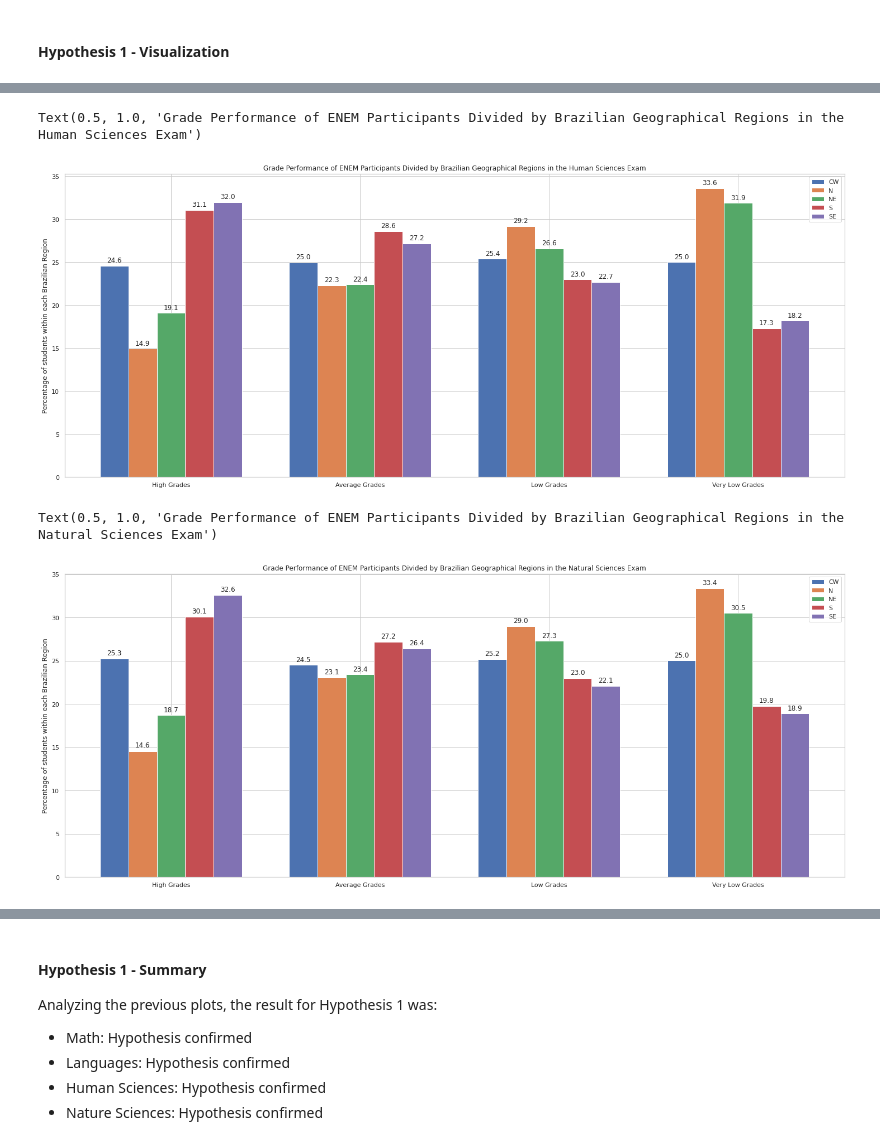
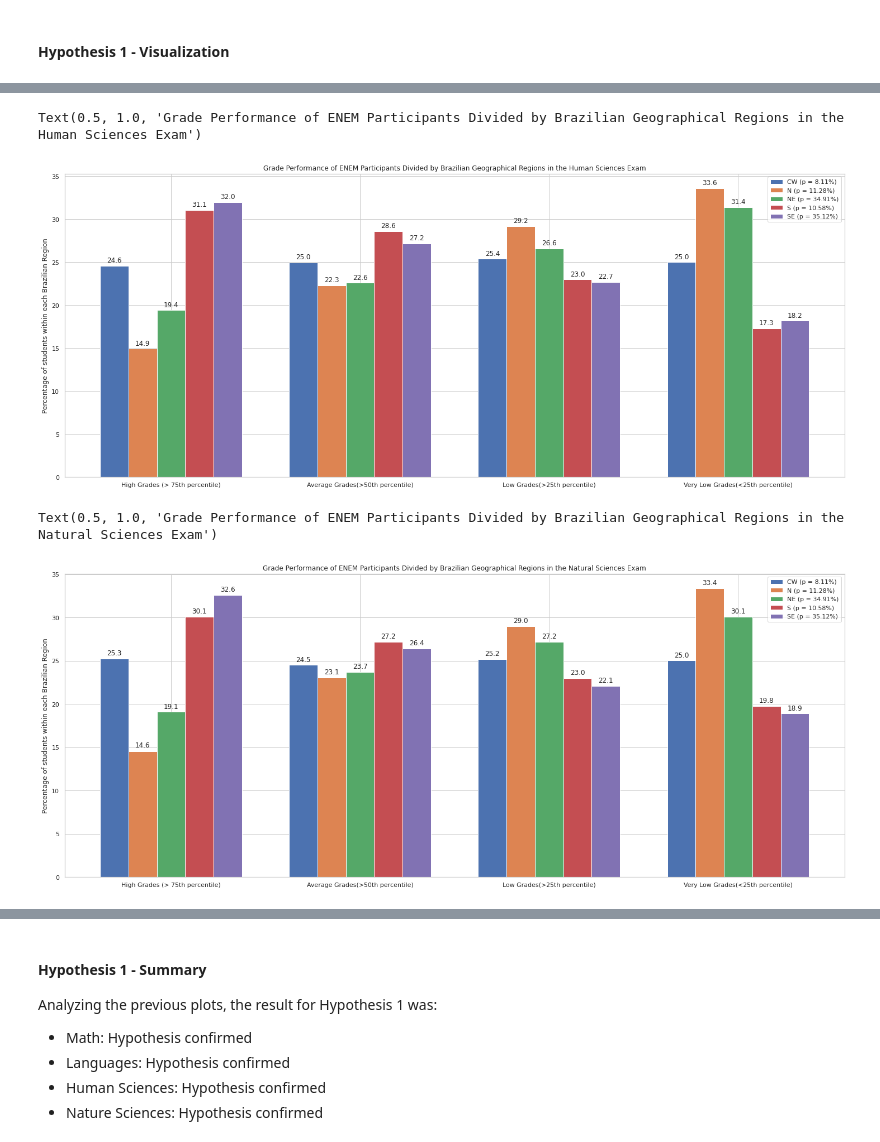
Before and after one commit to higorpr/ENEM_Exploration_Analysis, a Jupyter notebook: ENEM_Exploratory_Analysis_Rev_A.ipynb, the cells around one changed output, grey strips where cells are left out. Drawn from its saved outputs; the diff is of its cells as text; code cells hidden in the pictures.

```diff
--- a/ENEM_Exploratory_Analysis_Rev_A.ipynb
+++ b/ENEM_Exploratory_Analysis_Rev_A.ipynb
@@ -571,6 +569,8 @@ Since all hypotheses presented in the previous section use grades as a metric of
 # Getting grades ranges:
 fig, axes = plt.subplots(1, 1, figsize=(10,10))
 fig.suptitle('Grades Distribution')
+sns.set_theme()
+# sns.set_style("whitegrid")
 for col in targets:
     # Getting min and max values
     max_val = df_train[col].max()
@@ -803,7 +803,7 @@ The hypothesis that a student would take the exam on the same state of their hig
 # Creating list for all Brazilian regions
 SE = ['RJ', 'SP', 'ES', 'MG']
 S = ['SC', 'PR', 'RS']
-NE = ['MA', 'PI', 'RN', 'CE', 'PB', 'BA', 'PB', 'AL', 'SE']
+NE = ['MA', 'PI', 'RN', 'CE', 'PB', 'BA', 'PE', 'AL', 'SE']
 N = ['AM', 'AC', 'RO', 'RR', 'AP', 'PA', 'TO']
 CW = ['DF', 'GO', 'MT', 'MS']
 regions = {'SE':SE, 'S':S, 'NE':NE, 'N':N, 'CW':CW}
@@ -836,7 +847,7 @@ for region in regions:
         geo_data[region][grade] = [hg[region][grade], ag[region][grade], lg[region][grade], vlg[region][grade]]
 # %%
 # Math Plot:
-labels = ['High Grades', 'Average Grades', 'Low Grades', 'Very Low Grades']
+labels = ['High Grades (> 75th percentile)', 'Average Grades(>50th percentile)', 'Low Grades(>25th percentile)', 'Very Low Grades(<25th percentile)']
 sns.set_theme()
 sns.set_style("whitegrid")
 
@@ -845,11 +856,11 @@ width = 0.15  # the width of the bars
 
 fig, ax = plt.subplots(figsize=(25,10))
 
-rects_cw = ax.bar(x - 2*width, geo_data['CW']['NU_NOTA_MT'], width, label='CW')
-rects_n = ax.bar(x - width, geo_data['N']['NU_NOTA_MT'], width, label='N')
-rects_ne = ax.bar(x , geo_data['NE']['NU_NOTA_MT'], width, label='NE')
-rects_s = ax.bar(x + width, geo_data['S']['NU_NOTA_MT'], width, label='S')
-rects_se = ax.bar(x + 2*width, geo_data['SE']['NU_NOTA_MT'], width, label='SE')
+rects_cw = ax.bar(x - 2*width, geo_data['CW']['NU_NOTA_MT'], width, label=f'CW (p = {n_region_perc["CW"]}%)')
+rects_n = ax.bar(x - width, geo_data['N']['NU_NOTA_MT'], width, label=f'N (p = {n_region_perc["N"]}%)')
+rects_ne = ax.bar(x , geo_data['NE']['NU_NOTA_MT'], width, label=f'NE (p = {n_region_perc["NE"]}%)')
+rects_s = ax.bar(x + width, geo_data['S']['NU_NOTA_MT'], width, label=f'S (p = {n_region_perc["S"]}%)')
+rects_se = ax.bar(x + 2*width, geo_data['SE']['NU_NOTA_MT'], width, label=f'SE (p = {n_region_perc["SE"]}%)')
 
 ax.xaxis.set_ticks(x)
 ax.xaxis.set_ticklabels(labels)
@@ -879,19 +890,19 @@ Text(0.5, 1.0, 'Grade Performance of ENEM Participants Divided by Brazilian Geog
 # %%
 # Plot for Languages:
-labels = ['High Grades', 'Average Grades', 'Low Grades', 'Very Low Grades']
+labels = ['High Grades (> 75th percentile)', 'Average Grades(>50th percentile)', 'Low Grades(>25th percentile)', 'Very Low Grades(<25th percentile)']
 sns.set_theme()
 sns.set_style("whitegrid")
 
-x = np.arange(len(labels))  # the label locations
+x =  np.arange(len(labels))  # the label locations
 width = 0.15  # the width of the bars
 
 fig, ax = plt.subplots(figsize=(25,10))
 
-rects_cw = ax.bar(x - 2*width, geo_data['CW']['NU_NOTA_LC'], width, label='CW')
-rects_n = ax.bar(x - width, geo_data['N']['NU_NOTA_LC'], width, label='N')
-rects_ne = ax.bar(x , geo_data['NE']['NU_NOTA_LC'], width, label='NE')
-rects_s = ax.bar(x + width, geo_data['S']['NU_NOTA_LC'], width, label='S')
-rects_se = ax.bar(x + 2*width, geo_data['SE']['NU_NOTA_LC'], width, label='SE')
+rects_cw = ax.bar(x - 2*width, geo_data['CW']['NU_NOTA_LC'], width, label=f'CW (p = {n_region_perc["CW"]}%)')
+rects_n = ax.bar(x - width, geo_data['N']['NU_NOTA_LC'], width, label=f'N (p = {n_region_perc["N"]}%)')
+rects_ne = ax.bar(x , geo_data['NE']['NU_NOTA_LC'], width, label=f'NE (p = {n_region_perc["NE"]}%)')
+rects_s = ax.bar(x + width, geo_data['S']['NU_NOTA_LC'], width, label=f'S (p = {n_region_perc["S"]}%)')
+rects_se = ax.bar(x + 2*width, geo_data['SE']['NU_NOTA_LC'], width, label=f'SE (p = {n_region_perc["SE"]}%)')
 
 ax.xaxis.set_ticks(x)
 ax.xaxis.set_ticklabels(labels)
@@ -921,48 +932,49 @@ Text(0.5, 1.0, 'Grade Performance of ENEM Participants Divided by Brazilian Geog
 # %%
 # Human Sciences:
-labels = ['High Grades', 'Average Grades', 'Low Grades', 'Very Low Grades']
+labels = ['High Grades (> 75th percentile)', 'Average Grades(>50th percentile)', 'Low Grades(>25th percentile)', 'Very Low Grades(<25th percentile)']
+sns.set_theme()
 sns.set_style("whitegrid")
 
-x = np.arange(len(labels))  # the label locations
+x =  np.arange(len(labels))  # the label locations
 width = 0.15  # the width of the bars
 
 fig, ax = plt.subplots(figsize=(25,10))
 
-rects_cw = ax.bar(x - 2*width, geo_data['CW']['NU_NOTA_CH'], width, label='CW')
-rects_n = ax.bar(x - width, geo_data['N']['NU_NOTA_CH'], width, label='N')
-rects_ne = ax.bar(x , geo_data['NE']['NU_NOTA_CH'], width, label='NE')
-rects_s = ax.bar(x + width, geo_data['S']['NU_NOTA_CH'], width, label='S')
-rects_se = ax.bar(x + 2*width, geo_data['SE']['NU_NOTA_CH'], width, label='SE')
+rects_cw = ax.bar(x - 2*width, geo_data['CW']['NU_NOTA_CH'], width, label=f'CW (p = {n_region_perc["CW"]}%)')
+rects_n = ax.bar(x - width, geo_data['N']['NU_NOTA_CH'], width, label=f'N (p = {n_region_perc["N"]}%)')
+rects_ne = ax.bar(x , geo_data['NE']['NU_NOTA_CH'], width, label=f'NE (p = {n_region_perc["NE"]}%)')
+rects_s = ax.bar(x + width, geo_data['S']['NU_NOTA_CH'], width, label=f'S (p = {n_region_perc["S"]}%)')
+rects_se = ax.bar(x + 2*width, geo_data['SE']['NU_NOTA_CH'], width, label=f'SE (p = {n_region_perc["SE"]}%)')
 
 ax.xaxis.set_ticks(x)
 ax.xaxis.set_ticklabels(labels)
 ax.legend()
 plt.ylabel('Percentage of students within each Brazilian Region')
 
 def autolabel(rects):
     """Attach a text label above each bar in *rects*, displaying its height."""
     for rect in rects:
         height = round(rect.get_height(),1)
         ax.annotate('{}'.format(height),
                     xy=(rect.get_x() + rect.get_width() / 2, height),
                     xytext=(0, 3),  # 3 points vertical offset
                     textcoords="offset points",
                     ha='center', va='bottom')
 
 autolabel(rects_cw)
 autolabel(rects_n)
 autolabel(rects_ne)
 autolabel(rects_s)
 autolabel(rects_se)
 
 plt.title("Grade Performance of ENEM Participants Divided by Brazilian Geographical Regions in the Human Sciences Exam")
 # %% [output]
 Text(0.5, 1.0, 'Grade Performance of ENEM Participants Divided by Brazilian Geographical Regions in the Human Sciences Exam')
-[figure, old version]
+[figure, new version]
 # %%
 # Natural Sciences:
-labels = ['High Grades', 'Average Grades', 'Low Grades', 'Very Low Grades']
-# sns.set_theme()
+labels = ['High Grades (> 75th percentile)', 'Average Grades(>50th percentile)', 'Low Grades(>25th percentile)', 'Very Low Grades(<25th percentile)']
+sns.set_theme()
 sns.set_style("whitegrid")
 
 x =  np.arange(len(labels))  # the label locations
@@ -970,11 +982,11 @@ width = 0.15  # the width of the bars
 
 fig, ax = plt.subplots(figsize=(25,10))
 
-rects_cw = ax.bar(x - 2*width, geo_data['CW']['NU_NOTA_CN'], width, label='CW')
-rects_n = ax.bar(x - width, geo_data['N']['NU_NOTA_CN'], width, label='N')
-rects_ne = ax.bar(x , geo_data['NE']['NU_NOTA_CN'], width, label='NE')
-rects_s = ax.bar(x + width, geo_data['S']['NU_NOTA_CN'], width, label='S')
-rects_se = ax.bar(x + 2*width, geo_data['SE']['NU_NOTA_CN'], width, label='SE')
+rects_cw = ax.bar(x - 2*width, geo_data['CW']['NU_NOTA_CN'], width, label=f'CW (p = {n_region_perc["CW"]}%)')
+rects_n = ax.bar(x - width, geo_data['N']['NU_NOTA_CN'], width, label=f'N (p = {n_region_perc["N"]}%)')
+rects_ne = ax.bar(x , geo_data['NE']['NU_NOTA_CN'], width, label=f'NE (p = {n_region_perc["NE"]}%)')
+rects_s = ax.bar(x + width, geo_data['S']['NU_NOTA_CN'], width, label=f'S (p = {n_region_perc["S"]}%)')
+rects_se = ax.bar(x + 2*width, geo_data['SE']['NU_NOTA_CN'], width, label=f'SE (p = {n_region_perc["SE"]}%)')
 
 ax.xaxis.set_ticks(x)
 ax.xaxis.set_ticklabels(labels)
@@ -1000,6 +1012,6 @@ autolabel(rects_se)
 plt.title("Grade Performance of ENEM Participants Divided by Brazilian Geographical Regions in the Natural Sciences Exam")
 # %% [output]
 Text(0.5, 1.0, 'Grade Performance of ENEM Participants Divided by Brazilian Geographical Regions in the Natural Sciences Exam')
-[figure, old version]
+[figure, new version]
 # %%
 # Essays:
```
Also changed, not shown: parts of 53 cells of this notebook.
